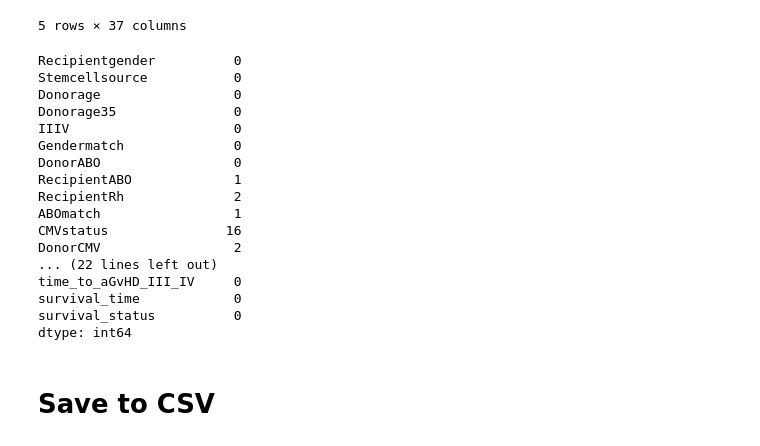
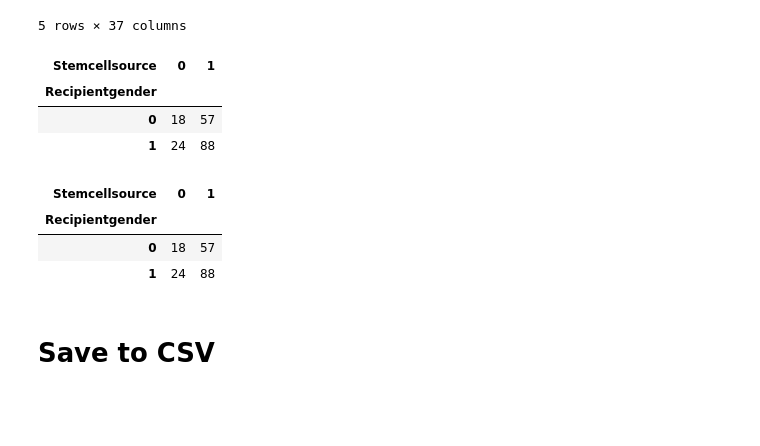
Before and after one commit to f3270/MLOps_team6, a Jupyter notebook: notebooks/Fase_1_Equipo6_v1.2_ftorres.ipynb, the cells around one changed output. Saved outputs shown, nothing was run; the diff lists cells and outputs as text; code cells hidden in the pictures; blank space fills up the shorter version.

```diff
--- a/notebooks/Fase_1_Equipo6_v1.2_ftorres.ipynb
+++ b/notebooks/Fase_1_Equipo6_v1.2_ftorres.ipynb
@@ -182,23 +182,17 @@ df.head()
 | 3 | 0 | 0 | 39.684932 | 1 | 1 | 0 | 1 | 2.0 | ... |
 | 4 | 0 | 1 | 33.358904 | 0 | 0 | 0 | 1 | 2.0 | ... |
 5 rows × 37 columns
-# %%
-df.isna().sum()
-# %% [output]
-Recipientgender          0
-Stemcellsource           0
-Donorage                 0
-Donorage35               0
-IIIV                     0
-Gendermatch              0
-DonorABO                 0
-RecipientABO             1
-RecipientRh              2
-ABOmatch                 1
-CMVstatus               16
-DonorCMV                 2
-... (22 lines left out)
-time_to_aGvHD_III_IV     0
-survival_time            0
-survival_status          0
-dtype: int64
+# %%
+pd.crosstab(df['Recipientgender'], df['Stemcellsource'])
+# %% [output]
+| Stemcellsource | 0 | 1 |
+| Recipientgender |  |  |
+| 0 | 18 | 57 |
+| 1 | 24 | 88 |
+# %%
+pd.crosstab(df[categoric_cols[0]],df[categoric_cols[1]])
+# %% [output]
+| Stemcellsource | 0 | 1 |
+| Recipientgender |  |  |
+| 0 | 18 | 57 |
+| 1 | 24 | 88 |
```
Also changed, not shown: parts of 3 cells of this notebook, 1 other file.
